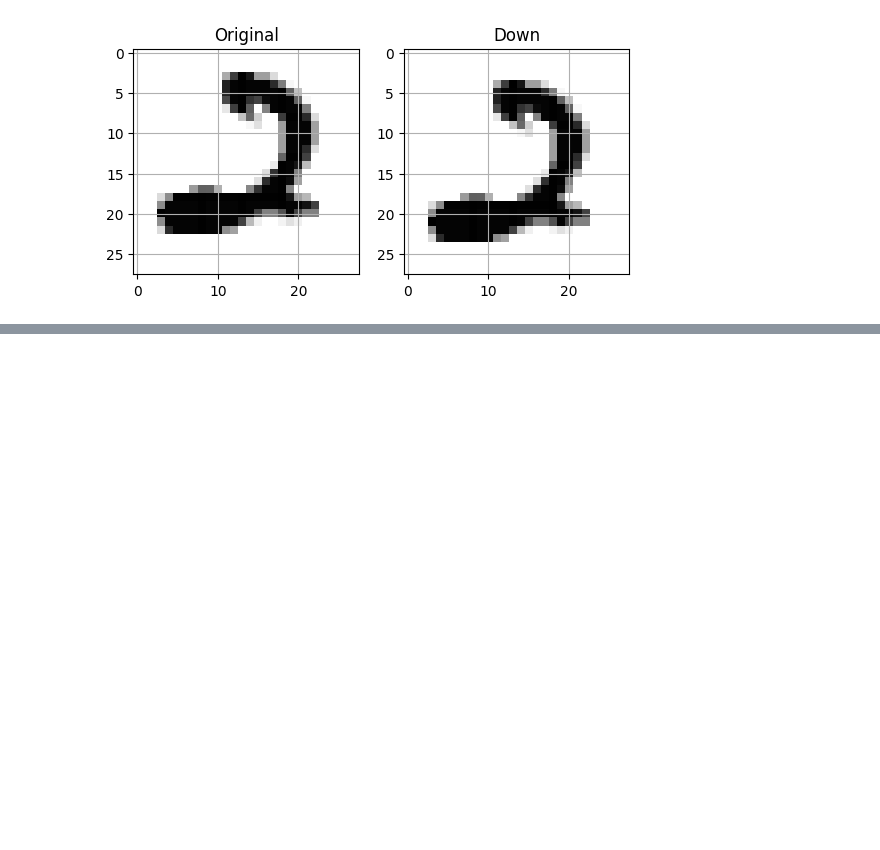
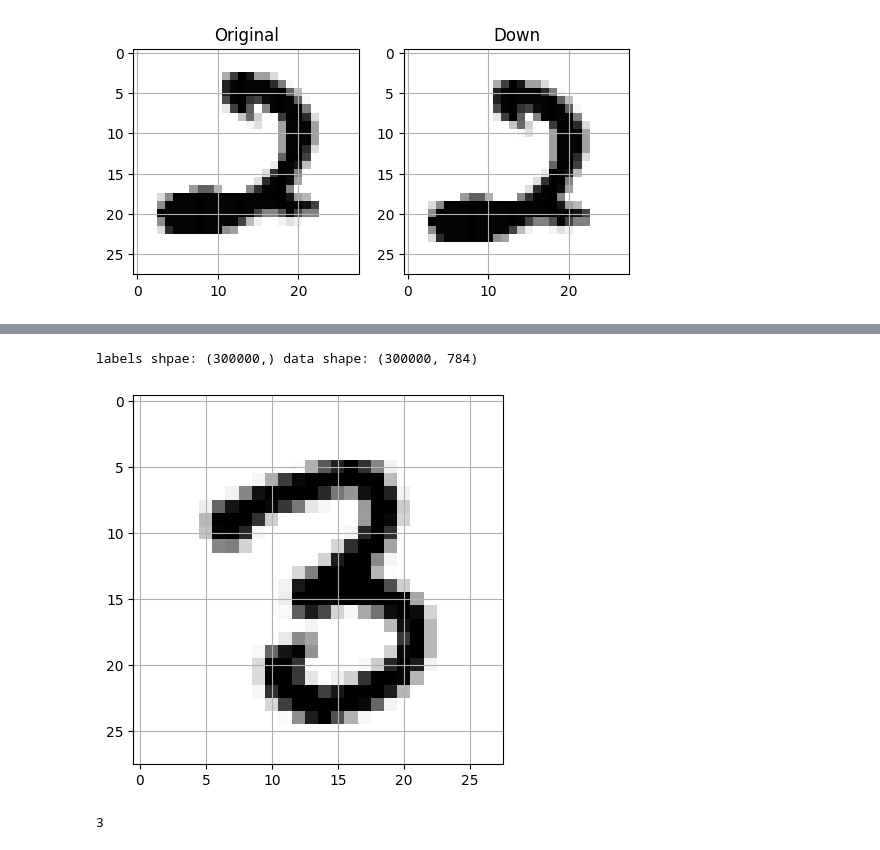
Before and after one commit to Ashmit-1/classificationDigits, a Jupyter notebook: classification.ipynb, the cells around one changed output, grey strips where cells are left out. Saved outputs shown, nothing was run; the diff lists cells and outputs as text; code cells hidden in the pictures; blank space fills up the shorter version.

Commit message:
populate the dataset with shifted images

```diff
--- a/classification.ipynb
+++ b/classification.ipynb
@@ -847,0 +834,20 @@ for i in range(len(new_arr)):
+# %%
+new_array_down = new_array_down.reshape(60000, 784)
+new_array_up = new_array_up.reshape(60000, 784)
+# %%
+X_train_copy = copy.deepcopy(X_train)
+X_train_copy = np.concatenate([X_train_copy, new_array_down, new_array_left, new_array_right, new_array_up])
+# %%
+y_train_copy = copy.deepcopy(y_train)
+y_train_copy = np.concatenate([y_train, y_train, y_train, y_train, y_train])
+# %%
+print(f"labels shpae: {y_train_copy.shape} data shape: {X_train_copy.shape}")
+# %% [output]
+labels shpae: (300000,) data shape: (300000, 784)
+# %%
+show_image(X_train_copy[234560], True)
+plt.show()
+print(y_train_copy[234560])
+# %% [output]
+[figure, added]
+3
```
Also changed, not shown: parts of 2 cells of this notebook.
